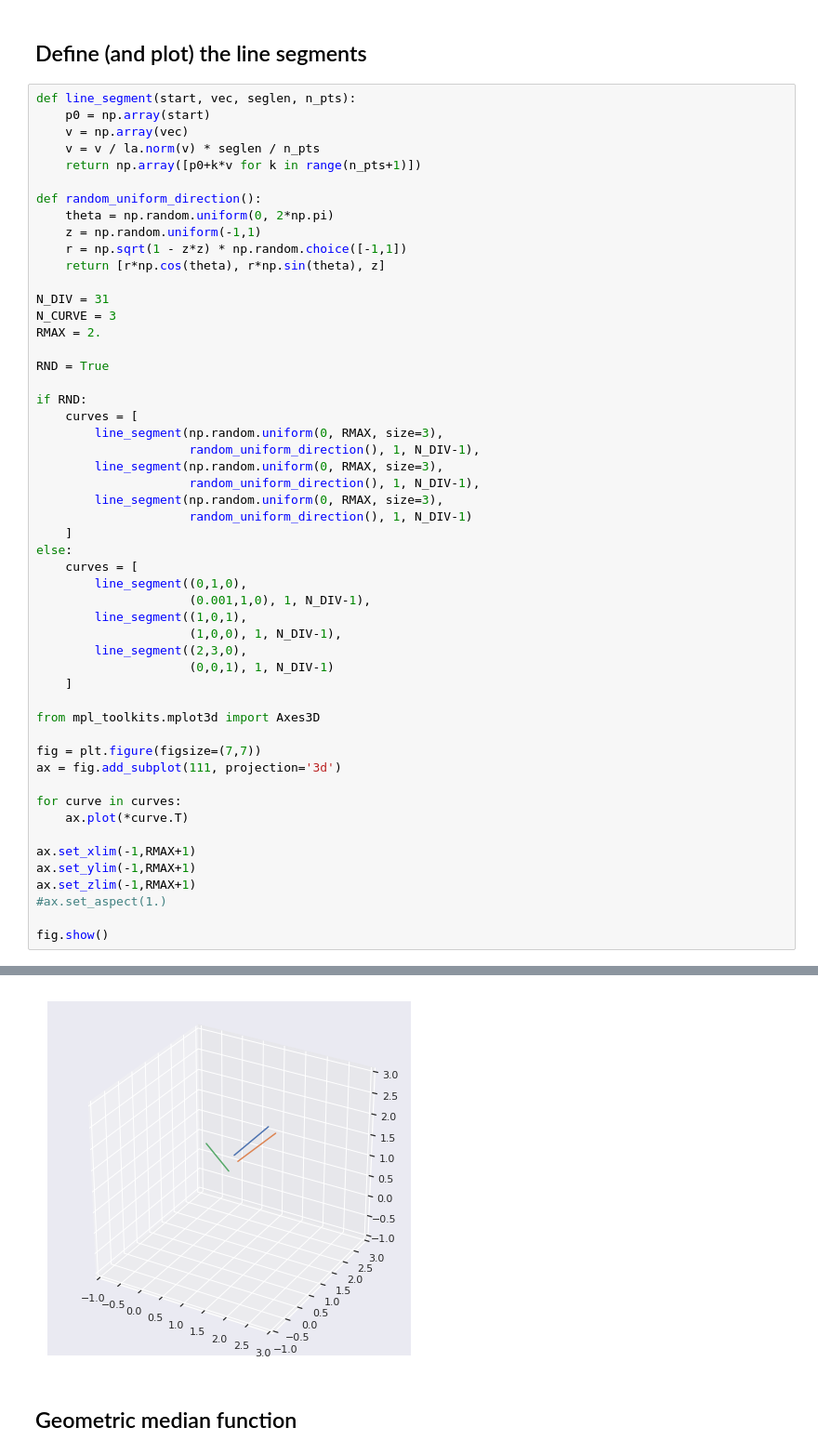
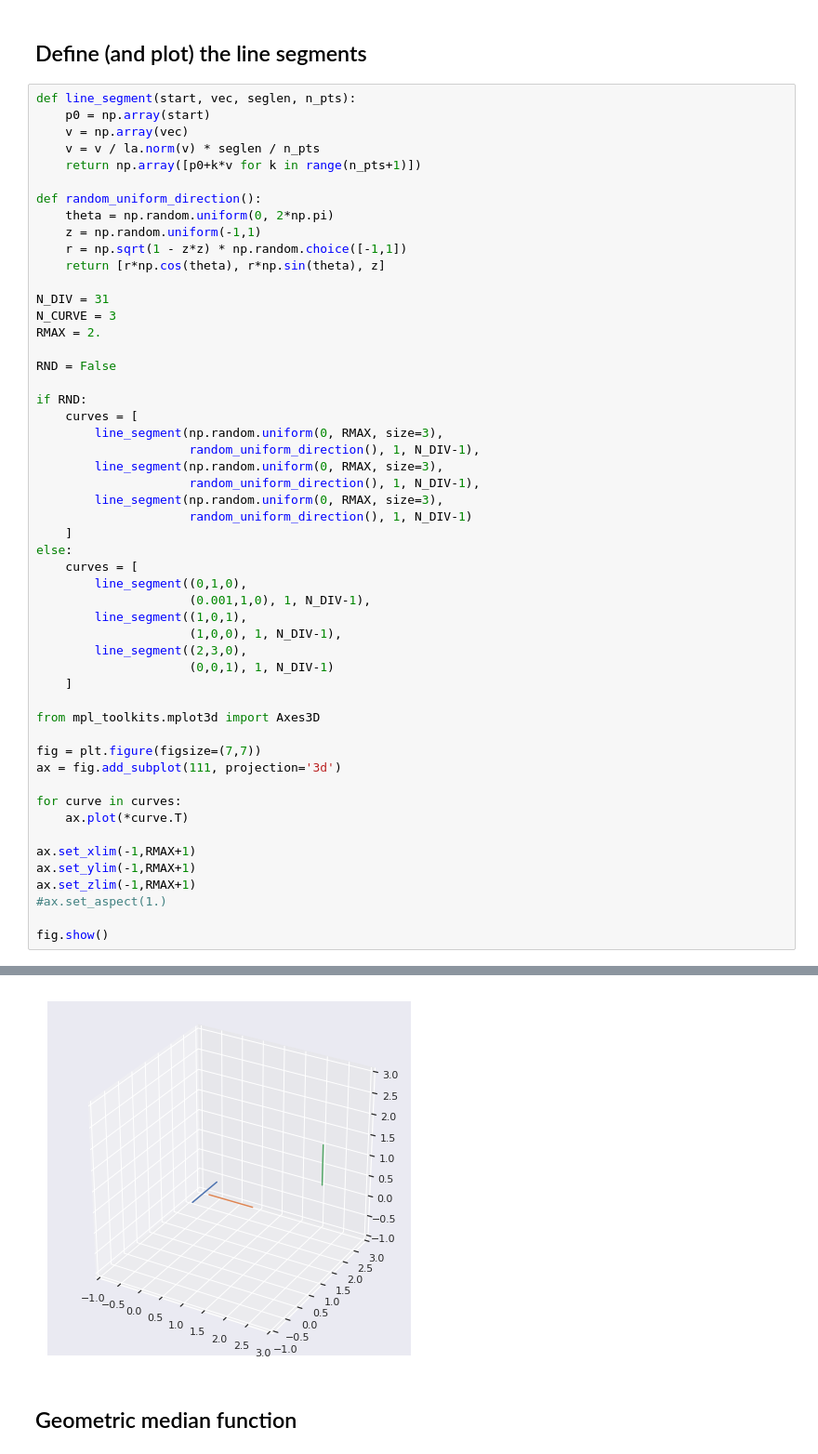
Before and after one commit to hchapman/transport-plans-exploration, a Jupyter notebook: intervals_3d.ipynb, the cells around one changed output, grey strips where cells are left out. Shown at 93% size. Saved outputs shown, nothing was run; the diff lists cells and outputs as text.

```diff
--- a/intervals_3d.ipynb
+++ b/intervals_3d.ipynb
@@ -34,7 +34,7 @@ N_DIV = 31
 N_CURVE = 3
 RMAX = 2.
 
-RND = True
+RND = False
 
 if RND:
     curves = [
@@ -44,34 +44,34 @@ if RND:
                      random_uniform_direction(), 1, N_DIV-1),
         line_segment(np.random.uniform(0, RMAX, size=3),
                      random_uniform_direction(), 1, N_DIV-1)
     ]
 else:
     curves = [
         line_segment((0,1,0),
                      (0.001,1,0), 1, N_DIV-1),
         line_segment((1,0,1),
                      (1,0,0), 1, N_DIV-1),
         line_segment((2,3,0),
                      (0,0,1), 1, N_DIV-1)
     ]
 
 from mpl_toolkits.mplot3d import Axes3D
 
 fig = plt.figure(figsize=(7,7))
 ax = fig.add_subplot(111, projection='3d')
 
 for curve in curves:
     ax.plot(*curve.T)
 
 ax.set_xlim(-1,RMAX+1)
 ax.set_ylim(-1,RMAX+1)
 ax.set_zlim(-1,RMAX+1)
 #ax.set_aspect(1.)
 
 fig.show()
 # %% [output]
 matplotlib is currently using a non-GUI backend, so cannot show the figure
-[figure, old version]
+[figure, new version]
 # %% [markdown]
 ## Geometric median function
 # %%
```
Also changed, not shown: parts of 10 cells of this notebook.
